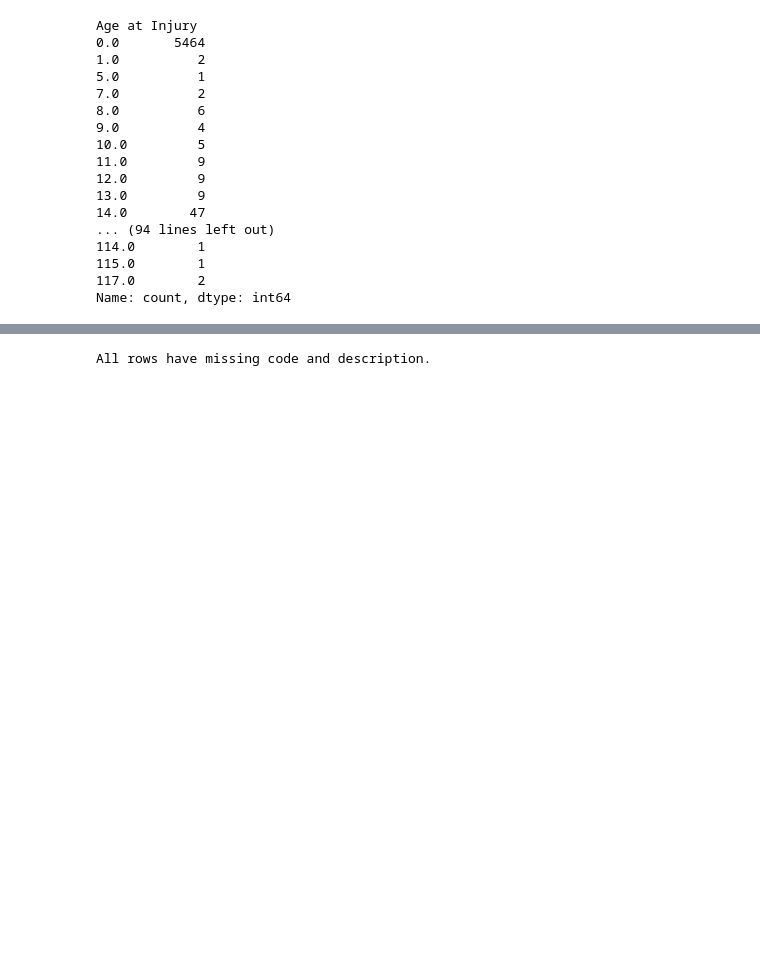
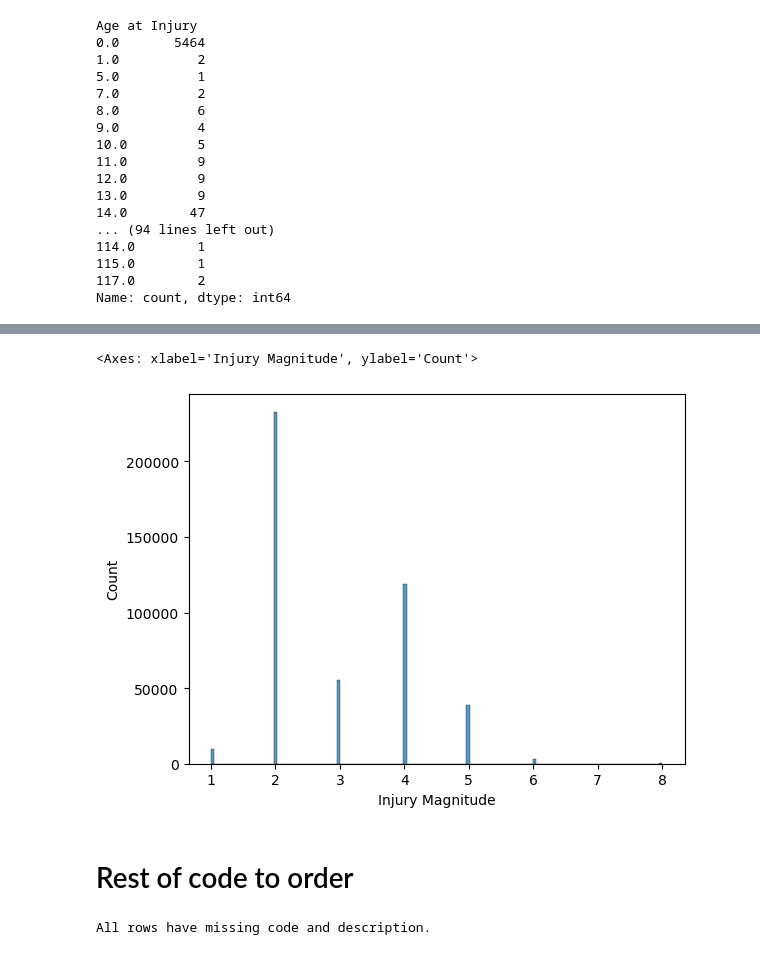
Before and after one commit to LeonardoDiCaterina/Machine_Learning_G19, a Jupyter notebook: Notebooks/Data_Pre-processing.ipynb, the cells around one changed output, grey strips where cells are left out. Cells and saved outputs as stored; diff of their text form; code cells hidden in the pictures; blank space fills up the shorter version.

```diff
--- a/Notebooks/Data_Pre-processing.ipynb
+++ b/Notebooks/Data_Pre-processing.ipynb
@@ -370,0 +637,2 @@ train[["WCIO Cause of Injury Code", "WCIO Cause of Injury Description"]]
+# %%
+x = train.drop(columns= 'Injury Magnitude')
@@ -371,3 +666,12 @@ train[["WCIO Cause of Injury Code", "WCIO Cause of Injury Description"]]
+# %%
+x_train, x_test, y_train, y_test = train_test_split(x,y,stratify = y.unique, test_size= 0.2,shuffle=True)
+# %%
+sns.histplot(y_train)
+# %% [output]
+<Axes: xlabel='Injury Magnitude', ylabel='Count'>
+[figure, added]
+# %% [markdown]
+# Rest of code to order
 # %%
 def data_missingness(dataset, column1, column2):
     # Check for NaN values and print rows where the condition is met
```
Also changed, not shown: parts of 52 cells of this notebook.
